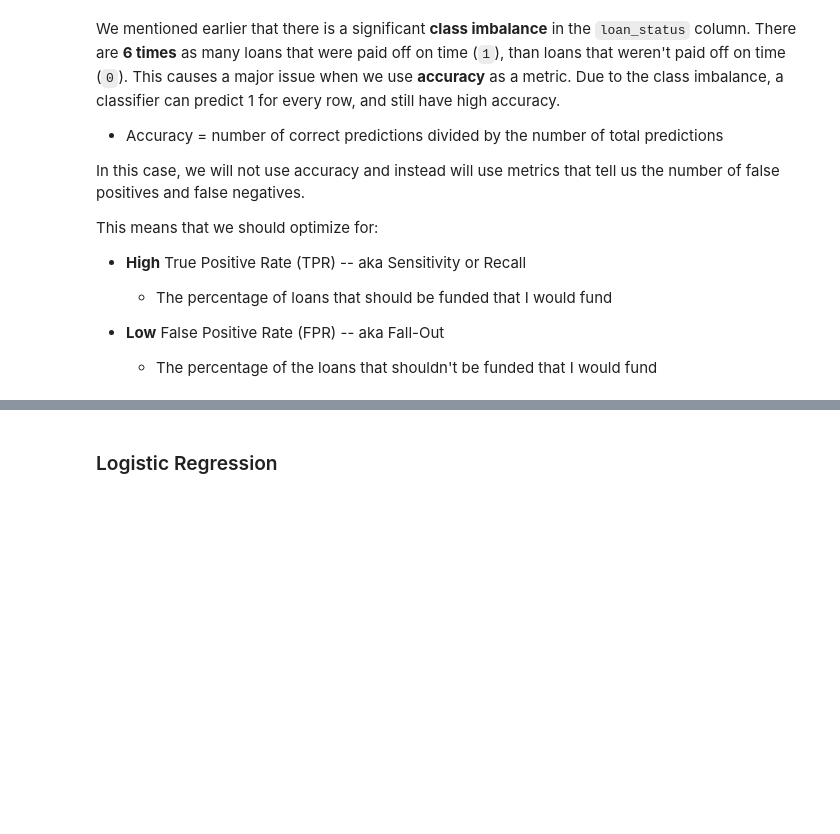
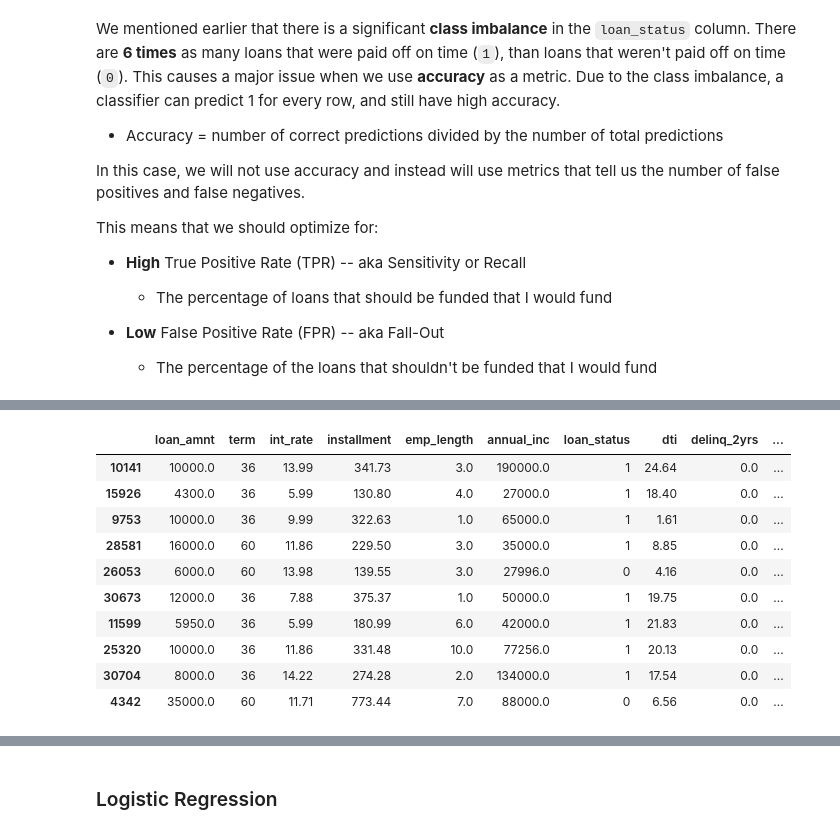
Before and after one commit to bern-lm/dataquest-projects, a Jupyter notebook: credit-modeling/Project - Credit Modeling (Lending Club).ipynb, the cells around one changed output, grey strips where cells are left out. Drawn from its saved outputs; the diff is of its cells as text; code cells hidden in the pictures; blank space fills up the shorter version.

```diff
--- a/credit-modeling/Project - Credit Modeling (Lending Club).ipynb
+++ b/credit-modeling/Project - Credit Modeling (Lending Club).ipynb
@@ -1427,0 +1397,14 @@ This means that we should optimize for:
+# %%
+loans_opt_1_dvt.sample(10)
+# %% [output]
+|  | loan_amnt | term | int_rate | installment | emp_length | annual_inc | loan_status | dti | delinq_2yrs | ... |
+| 10141 | 10000.0 | 36 | 13.99 | 341.73 | 3.0 | 190000.0 | 1 | 24.64 | 0.0 | ... |
+| 15926 | 4300.0 | 36 | 5.99 | 130.80 | 4.0 | 27000.0 | 1 | 18.40 | 0.0 | ... |
+| 9753 | 10000.0 | 36 | 9.99 | 322.63 | 1.0 | 65000.0 | 1 | 1.61 | 0.0 | ... |
+| 28581 | 16000.0 | 60 | 11.86 | 229.50 | 3.0 | 35000.0 | 1 | 8.85 | 0.0 | ... |
+| 26053 | 6000.0 | 60 | 13.98 | 139.55 | 3.0 | 27996.0 | 0 | 4.16 | 0.0 | ... |
+| 30673 | 12000.0 | 36 | 7.88 | 375.37 | 1.0 | 50000.0 | 1 | 19.75 | 0.0 | ... |
+| 11599 | 5950.0 | 36 | 5.99 | 180.99 | 6.0 | 42000.0 | 1 | 21.83 | 0.0 | ... |
+| 25320 | 10000.0 | 36 | 11.86 | 331.48 | 10.0 | 77256.0 | 1 | 20.13 | 0.0 | ... |
+| 30704 | 8000.0 | 36 | 14.22 | 274.28 | 2.0 | 134000.0 | 1 | 17.54 | 0.0 | ... |
+| 4342 | 35000.0 | 60 | 11.71 | 773.44 | 7.0 | 88000.0 | 0 | 6.56 | 0.0 | ... |
```
Also changed, not shown: parts of 288 cells of this notebook.
